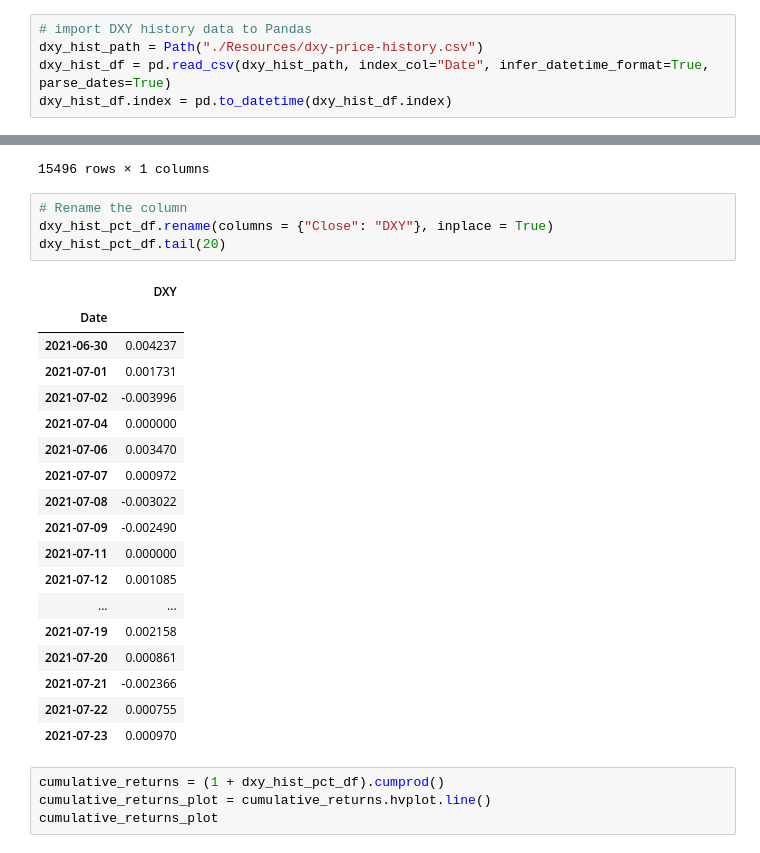
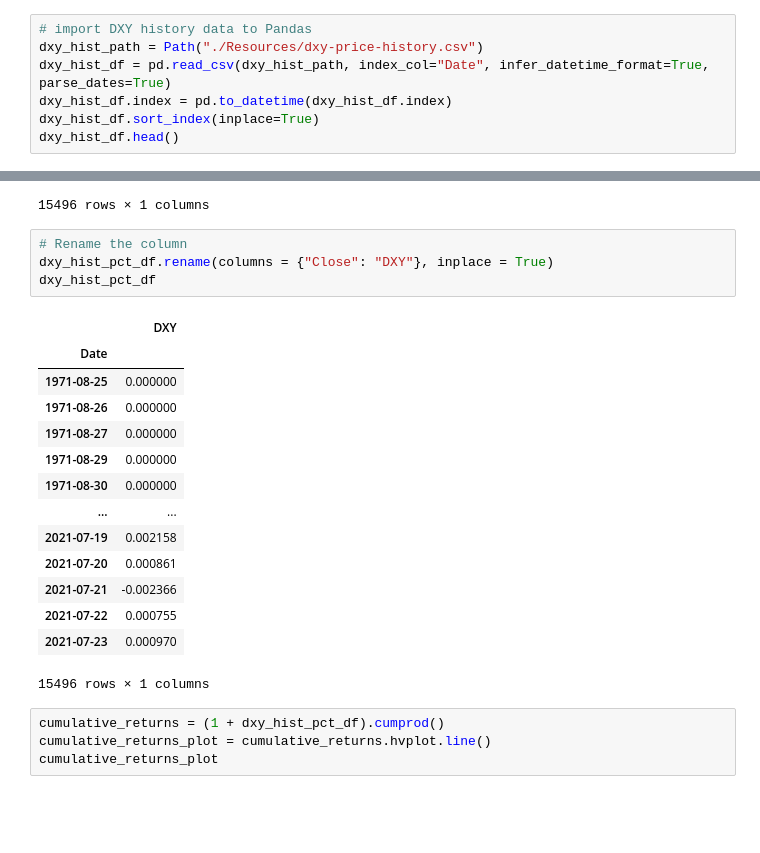
Before and after one commit to msierracrypto/project-1, a Jupyter notebook: Group_Project_Final.ipynb, the cells around one changed output, grey strips where cells are left out. Cells and saved outputs as stored; diff of their text form; blank space fills up the shorter version.

```diff
--- a/Group_Project_Final.ipynb
+++ b/Group_Project_Final.ipynb
@@ -124,3 +116,5 @@ df_daily_mc_df.index = pd.to_datetime(df_daily_mc_df.index)
 dxy_hist_path = Path("./Resources/dxy-price-history.csv")
 dxy_hist_df = pd.read_csv(dxy_hist_path, index_col="Date", infer_datetime_format=True, parse_dates=True)
 dxy_hist_df.index = pd.to_datetime(dxy_hist_df.index)
+dxy_hist_df.sort_index(inplace=True)
+dxy_hist_df.head()
@@ -201,26 +233,22 @@ dxy_hist_pct_df
 # %%
 # Rename the column
 dxy_hist_pct_df.rename(columns = {"Close": "DXY"}, inplace = True)
-dxy_hist_pct_df.tail(20)
+dxy_hist_pct_df
 # %% [output]
 |  | DXY |
 | Date |  |
-| 2021-06-30 | 0.004237 |
-| 2021-07-01 | 0.001731 |
-| 2021-07-02 | -0.003996 |
-| 2021-07-04 | 0.000000 |
-| 2021-07-06 | 0.003470 |
-| 2021-07-07 | 0.000972 |
-| 2021-07-08 | -0.003022 |
-| 2021-07-09 | -0.002490 |
-| 2021-07-11 | 0.000000 |
-| 2021-07-12 | 0.001085 |
+| 1971-08-25 | 0.000000 |
+| 1971-08-26 | 0.000000 |
+| 1971-08-27 | 0.000000 |
+| 1971-08-29 | 0.000000 |
+| 1971-08-30 | 0.000000 |
 | ... | ... |
 | 2021-07-19 | 0.002158 |
 | 2021-07-20 | 0.000861 |
 | 2021-07-21 | -0.002366 |
 | 2021-07-22 | 0.000755 |
 | 2021-07-23 | 0.000970 |
+15496 rows × 1 columns
 # %%
 cumulative_returns = (1 + dxy_hist_pct_df).cumprod()
 cumulative_returns_plot = cumulative_returns.hvplot.line()
```
Also changed, not shown: parts of 40 cells of this notebook, 4 other files.
